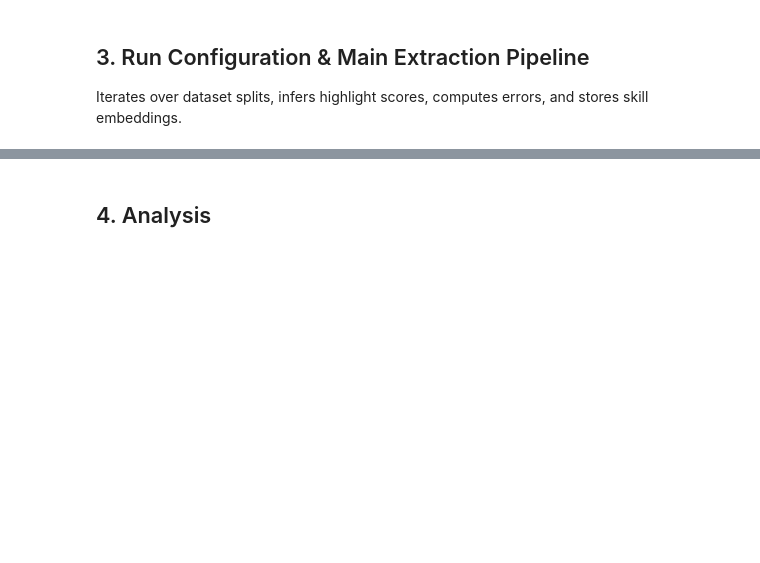
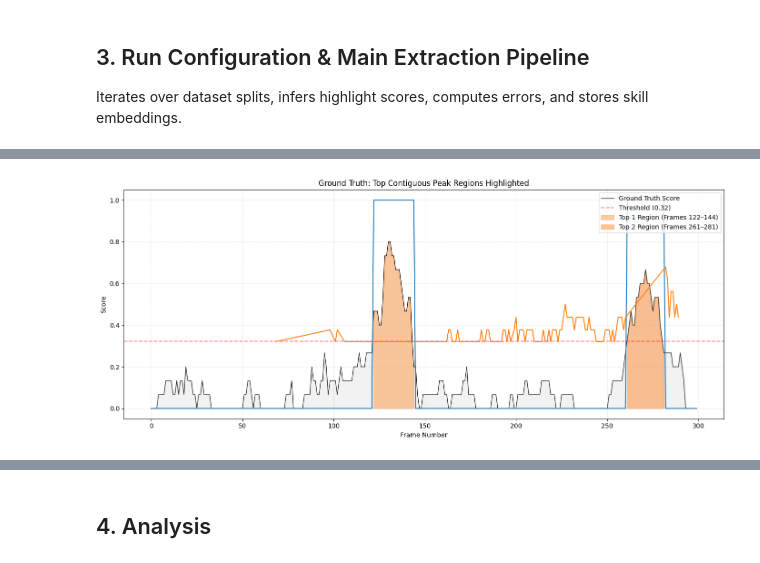
Before and after one commit to dexterdley/VideoRAG, a Jupyter notebook: vslice/analyse_skill_features.ipynb, the cells around one changed output, grey strips where cells are left out. Cells and saved outputs as stored; diff of their text form; code cells hidden in the pictures; blank space fills up the shorter version.

Commit message:
Added peaks and valleys mining

```diff
--- a/vslice/analyse_skill_features.ipynb
+++ b/vslice/analyse_skill_features.ipynb
@@ -347,3 +346,73 @@ Memory Bank Sizes | TP: 567, FP: 1274, TN: 717, FN: 893
+# %%
+num_peaks = 10
+item = next((m for m in manifest if m['h5_key'] == "video_1"), None)
+gt_np = item["gtscore"]
+
+temp_diffs = temporal_process_features(video_features)
+temp_diffs = torch.tensor(temp_diffs, dtype=torch.float32)
+high_action_mask = (temp_diffs > temp_diffs.mean())
+
+frames = np.arange(len(gt_np))
+threshold = np.mean(gt_np) + np.std(gt_np)
+above_thresh = gt_np > threshold
+
+# 2. Find contiguous regions (starts and ends)
+diff = np.diff(above_thresh.astype(int))
+starts = np.where(diff == 1)[0] + 1
+ends = np.where(diff == -1)[0] + 1
+
+# Handle edge cases (if the array starts or ends above threshold)
+if above_thresh[0]:
+    starts = np.insert(starts, 0, 0)
+if above_thresh[-1]:
+    ends = np.append(ends, len(gt_np) - 1)
+
+# 3. Extract regions and calculate their metrics
+min_frames = 2 # Minimum duration to be considered a valid region (filter out noise)
+regions = []
+
+for s, e in zip(starts, ends):
+    if (e - s) >= min_frames:
+        peak_val = float(np.max(gt_np[s:e]))
+        # Calculate Area Under Curve (AUC) for this region
+        auc = float(np.trapezoid(gt_np[s:e]))
+        regions.append({"start": s, "end": e, "peak": peak_val, "auc": auc})
+
+# 4. Sort to find the Top N regions (Sorted by Peak value here, but can change to 'auc')
+top_regions = sorted(regions, key=lambda x: x["auc"], reverse=True)[:num_peaks]
+
+# 5. Plotting
+fig, ax = plt.subplots(figsize=(14, 6))
+
+# Plot the base line and a light general fill
+ax.plot(frames, gt_np, color="black", lw=1.0, alpha=0.8, label="Ground Truth Score")
+ax.fill_between(frames, gt_np, alpha=0.1, color="gray")
+ax.axhline(threshold, ls="--", color="red", alpha=0.5, label=f"Threshold ({threshold:.2f})")
+
+# Highlight the Top Regions with distinct colors
+colors = cm.get_cmap('Oranges')(np.linspace(0.4, 0.8, num_peaks))
+full_mask = np.zeros_like(gt_np)
+for i, reg in enumerate(top_regions):
+    s, e = reg["start"], reg["end"]
+    mask = (frames >= s) & (frames <= e)
+    full_mask[mask] = 1.0
+    ax.fill_between(frames[mask], gt_np[mask], alpha=0.6, color=colors[i % len(colors)],
+                    label=f"Top {i+1} Region (Frames {s}–{e})")
+
+# Formatting
+ax.set_title('Ground Truth: Top Contiguous Peak Regions Highlighted')
+ax.set_xlabel('Frame Number')
+ax.set_ylabel('Score')
+ax.legend(loc='upper right')
+ax.grid(True, linestyle=':', alpha=0.6)
+plt.tight_layout()
+plt.plot(full_mask)
+p_yes_np = p_yes_tensor.detach().cpu().numpy()
+fp_mask = (p_yes_np >= p_yes_np.mean() ) & (full_mask == 0)
+ax.plot(frames[fp_mask], p_yes_np[fp_mask], label="High Preds outside Peaks")
+plt.show()
+# %% [output]
+[figure, added]
 # %%
 %matplotlib inline
 import matplotlib.pyplot as plt
```
Also changed, not shown: parts of 9 cells of this notebook, 3 other files.
